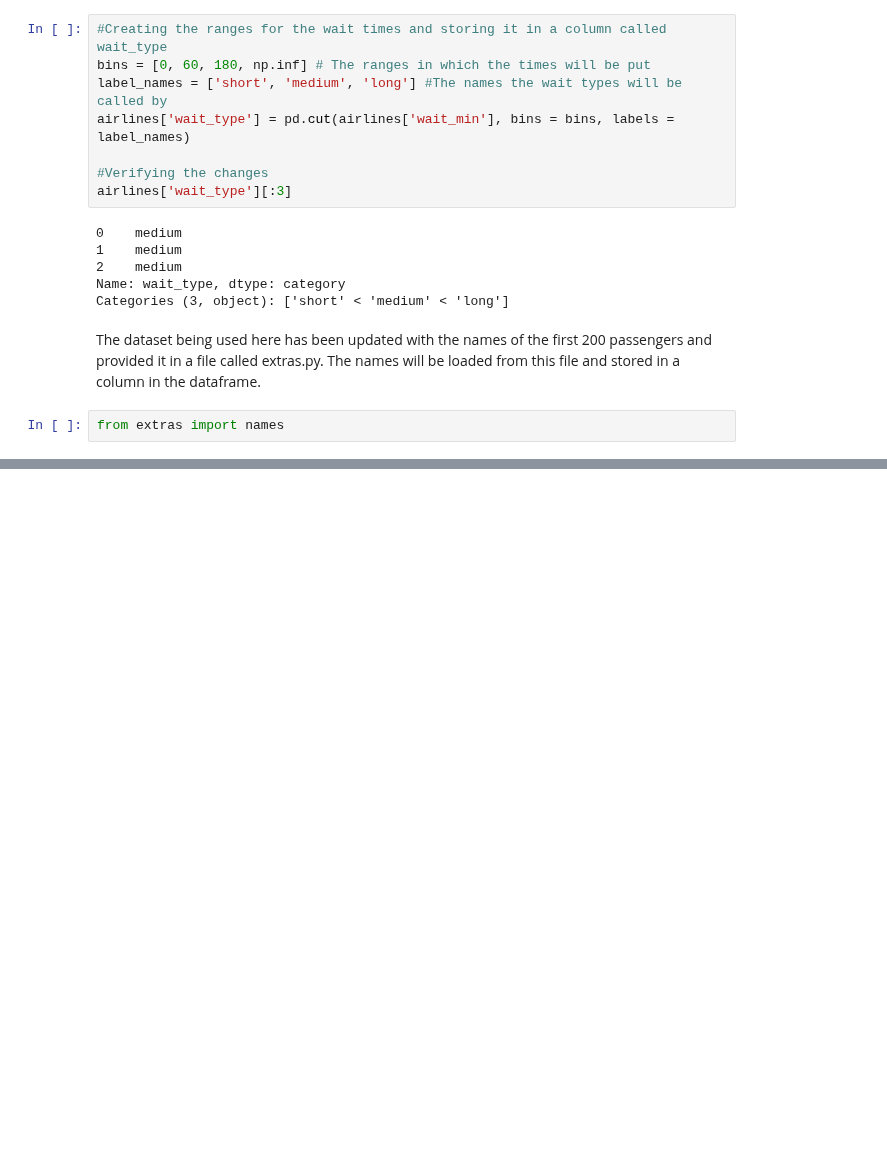
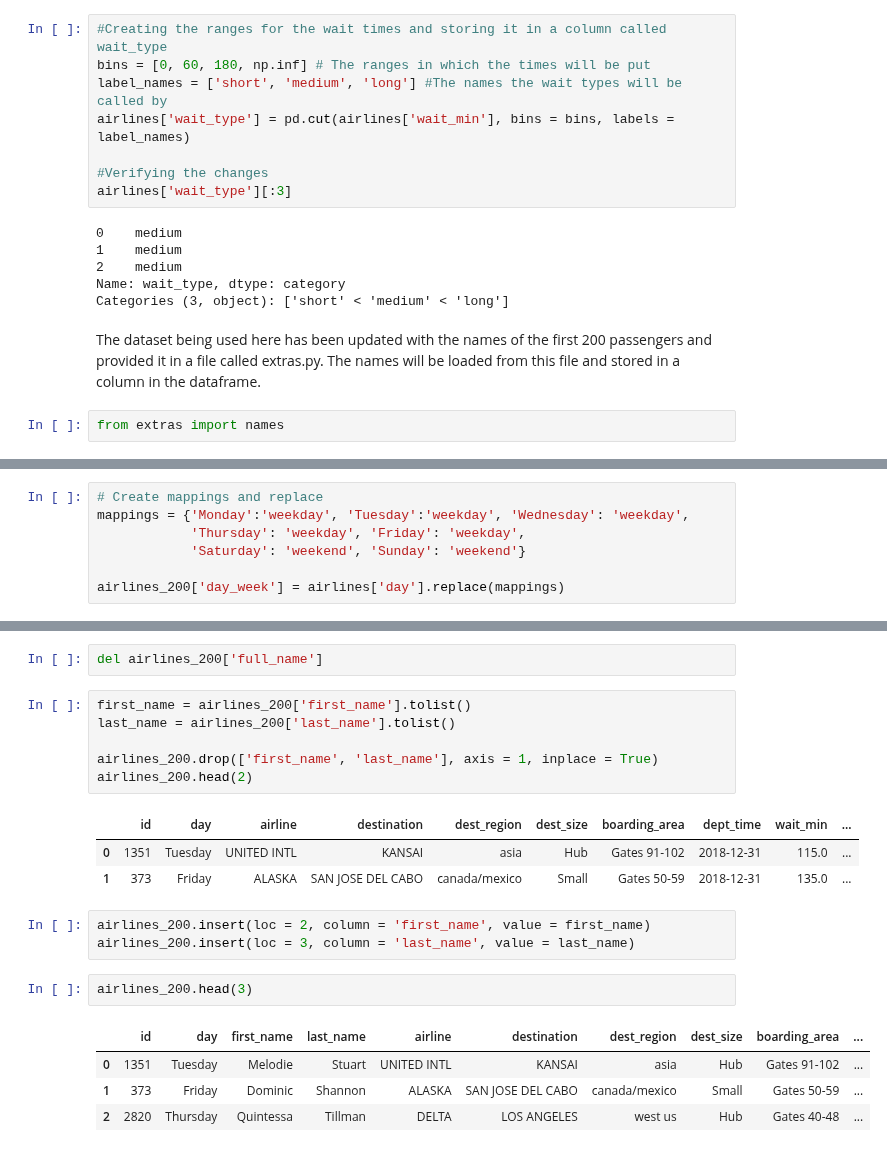
Before and after one commit to joeelorm/Projects, a Jupyter notebook: Data Cleaning/Data Cleaning II.ipynb, the cells around one changed output, grey strips where cells are left out. Drawn from its saved outputs; the diff is of its cells as text; blank space fills up the shorter version.

```diff
--- a/Data Cleaning/Data Cleaning II.ipynb
+++ b/Data Cleaning/Data Cleaning II.ipynb
@@ -217,0 +278,7 @@ airlines_200
+# %%
+# Create mappings and replace
+mappings = {'Monday':'weekday', 'Tuesday':'weekday', 'Wednesday': 'weekday',
+            'Thursday': 'weekday', 'Friday': 'weekday',
+            'Saturday': 'weekend', 'Sunday': 'weekend'}
+
+airlines_200['day_week'] = airlines['day'].replace(mappings)
@@ -217,0 +311,22 @@ airlines_200
+# %%
+del airlines_200['full_name']
+# %%
+first_name = airlines_200['first_name'].tolist()
+last_name = airlines_200['last_name'].tolist()
+
+airlines_200.drop(['first_name', 'last_name'], axis = 1, inplace = True)
+airlines_200.head(2)
+# %% [output]
+|  | id | day | airline | destination | dest_region | dest_size | boarding_area | dept_time | wait_min | ... |
+| 0 | 1351 | Tuesday | UNITED INTL | KANSAI | asia | Hub | Gates 91-102 | 2018-12-31 | 115.0 | ... |
+| 1 | 373 | Friday | ALASKA | SAN JOSE DEL CABO | canada/mexico | Small | Gates 50-59 | 2018-12-31 | 135.0 | ... |
+# %%
+airlines_200.insert(loc = 2, column = 'first_name', value = first_name)
+airlines_200.insert(loc = 3, column = 'last_name', value = last_name)
+# %%
+airlines_200.head(3)
+# %% [output]
+|  | id | day | first_name | last_name | airline | destination | dest_region | dest_size | boarding_area | ... |
+| 0 | 1351 | Tuesday | Melodie | Stuart | UNITED INTL | KANSAI | asia | Hub | Gates 91-102 | ... |
+| 1 | 373 | Friday | Dominic | Shannon | ALASKA | SAN JOSE DEL CABO | canada/mexico | Small | Gates 50-59 | ... |
+| 2 | 2820 | Thursday | Quintessa | Tillman | DELTA | LOS ANGELES | west us | Hub | Gates 40-48 | ... |
```
Also changed, not shown: parts of 10 cells of this notebook.
